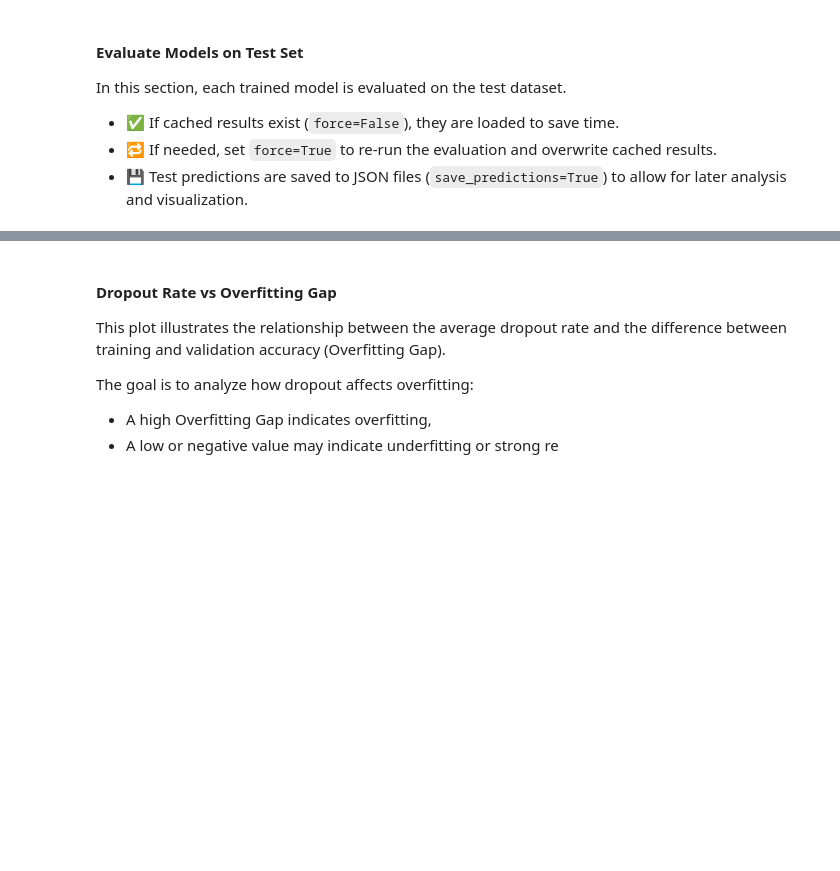
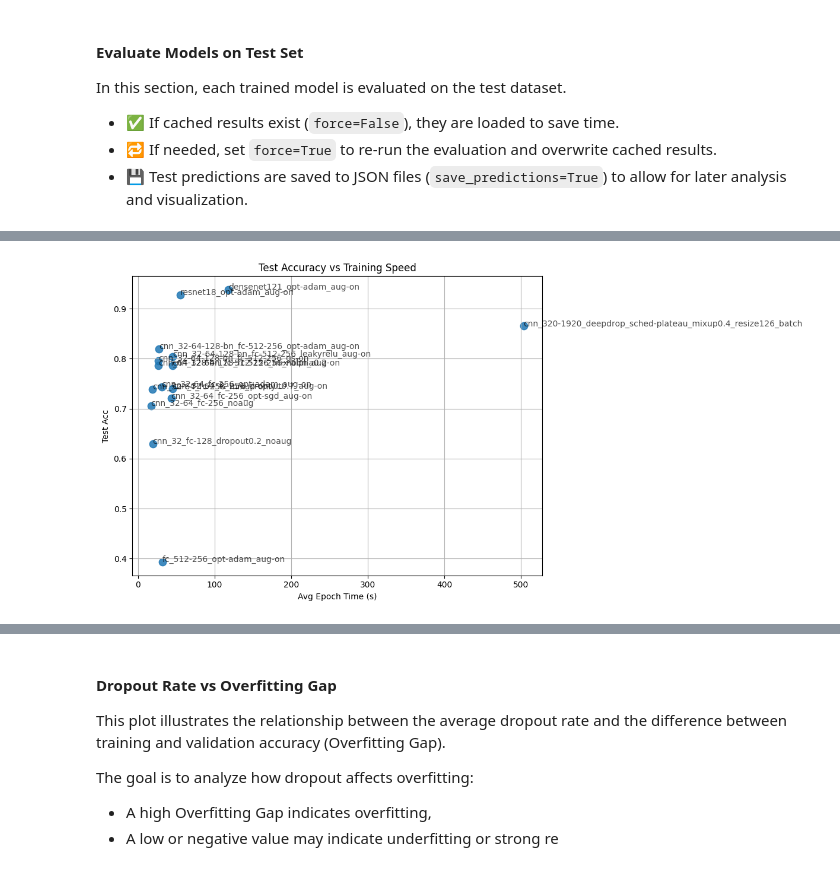
Before and after one commit to ayri77/CIFAR10-Torch-Classifier, a Jupyter notebook: notebooks/compare models.ipynb, the cells around one changed output, grey strips where cells are left out. Drawn from its saved outputs; the diff is of its cells as text; code cells hidden in the pictures; blank space fills up the shorter version.

```diff
--- a/notebooks/compare models.ipynb
+++ b/notebooks/compare models.ipynb
@@ -135,0 +203,10 @@ plot_val_vs_test_acc(df_models)
+# %%
+plot_scatter_metrics(
+    df_ext_feauters_metrics,
+    x_col='Avg Epoch Time (s)',
+    y_col='Test Acc',
+    label_col='Model',
+    title='Test Accuracy vs Training Speed'
+)
+# %% [output]
+[figure, added]
```
Also changed, not shown: parts of 18 cells of this notebook, 30 other files.
